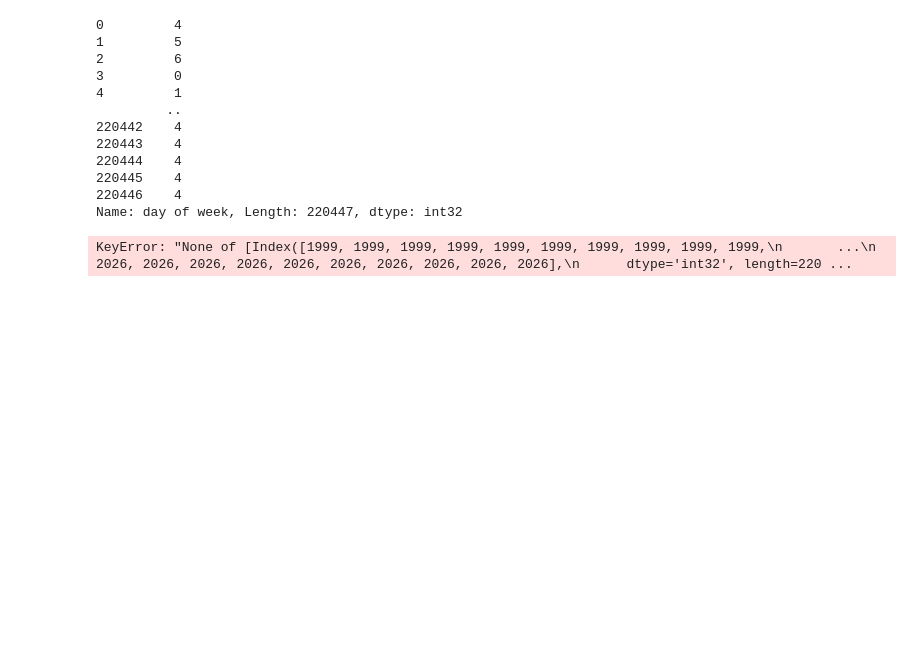
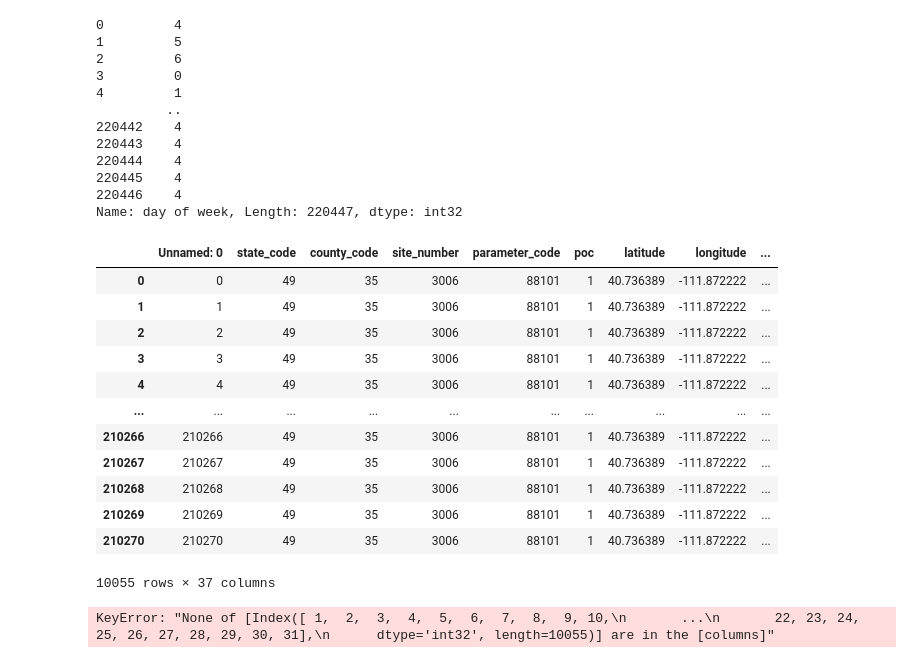
Before and after one commit to sodoo-gadal/UROP-SLC-AQ-, a Jupyter notebook: Salt_Lake_City_AQI/hourly_time_series.ipynb, the cells around one changed output. Saved outputs shown, nothing was run; the diff lists cells and outputs as text; code cells hidden in the pictures; blank space fills up the shorter version.

```diff
--- a/Salt_Lake_City_AQI/hourly_time_series.ipynb
+++ b/Salt_Lake_City_AQI/hourly_time_series.ipynb
@@ -46,10 +46,27 @@ df["day of week"]
 220445    4
 220446    4
 Name: day of week, Length: 220447, dtype: int32
+# %%
+df_by_day = df[df["sample_duration"] == "24 HOUR"]
+df_by_day
+# %% [output]
+|  | Unnamed: 0 | state_code | county_code | site_number | parameter_code | poc | latitude | longitude | ... |
+| 0 | 0 | 49 | 35 | 3006 | 88101 | 1 | 40.736389 | -111.872222 | ... |
+| 1 | 1 | 49 | 35 | 3006 | 88101 | 1 | 40.736389 | -111.872222 | ... |
+| 2 | 2 | 49 | 35 | 3006 | 88101 | 1 | 40.736389 | -111.872222 | ... |
+| 3 | 3 | 49 | 35 | 3006 | 88101 | 1 | 40.736389 | -111.872222 | ... |
+| 4 | 4 | 49 | 35 | 3006 | 88101 | 1 | 40.736389 | -111.872222 | ... |
+| ... | ... | ... | ... | ... | ... | ... | ... | ... | ... |
+| 210266 | 210266 | 49 | 35 | 3006 | 88101 | 1 | 40.736389 | -111.872222 | ... |
+| 210267 | 210267 | 49 | 35 | 3006 | 88101 | 1 | 40.736389 | -111.872222 | ... |
+| 210268 | 210268 | 49 | 35 | 3006 | 88101 | 1 | 40.736389 | -111.872222 | ... |
+| 210269 | 210269 | 49 | 35 | 3006 | 88101 | 1 | 40.736389 | -111.872222 | ... |
+| 210270 | 210270 | 49 | 35 | 3006 | 88101 | 1 | 40.736389 | -111.872222 | ... |
+10055 rows × 37 columns
 # %%
-df.plot(years, df["sample_measurement"])
+df.plot(df_by_day["days"], df_by_day["sample_measurement"])
 plt.show()
 # %% [output]
-KeyError: "None of [Index([1999, 1999, 1999, 1999, 1999, 1999, 1999, 1999, 1999, 1999,\n       ...\n       2026, 2026, 2026, 2026, 2026, 2026, 2026, 2026, 2026, 2026],\n      dtype='int32', length=220 ...
+KeyError: "None of [Index([ 1,  2,  3,  4,  5,  6,  7,  8,  9, 10,\n       ...\n       22, 23, 24, 25, 26, 27, 28, 29, 30, 31],\n      dtype='int32', length=10055)] are in the [columns]"
 # %%
 df.drop
```
Also changed, not shown: 29 other files.
